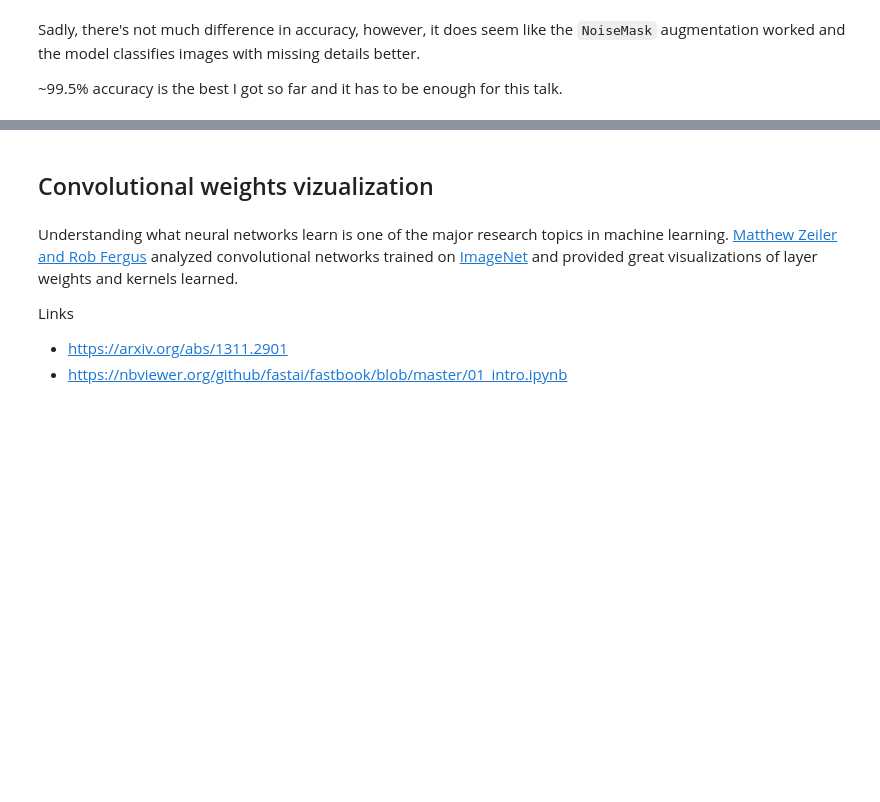
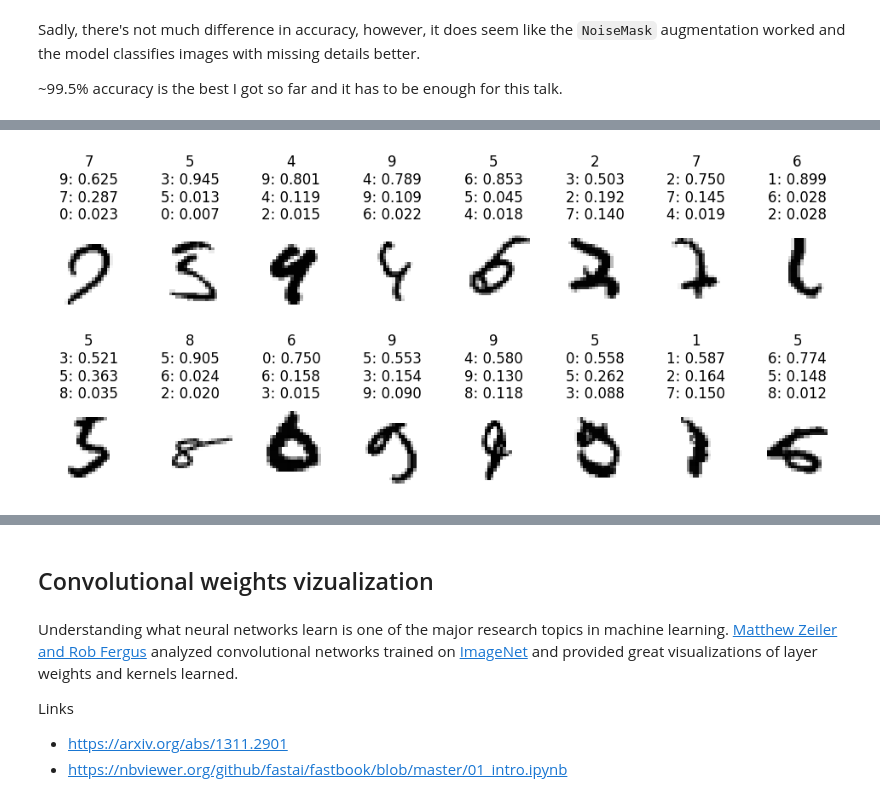
Before and after one commit to mskrajnowski/2023-machine-learning-talk, a Jupyter notebook: talks/02_vision.ipynb, the cells around one changed output, grey strips where cells are left out. Saved outputs shown, nothing was run; the diff lists cells and outputs as text; code cells hidden in the pictures; blank space fills up the shorter version.

```diff
--- a/talks/02_vision.ipynb
+++ b/talks/02_vision.ipynb
@@ -1287,0 +1420,3 @@ Sadly, there's not much difference in accuracy, however, it does seem like the `
+# %%
+plot_top_loss_probabilities(conv5, k=16)
+# %% [output]
@@ -1287,0 +1425 @@ Sadly, there's not much difference in accuracy, however, it does seem like the `
+[figure, added]
```
Also changed, not shown: parts of 62 cells of this notebook, 1 other file.
